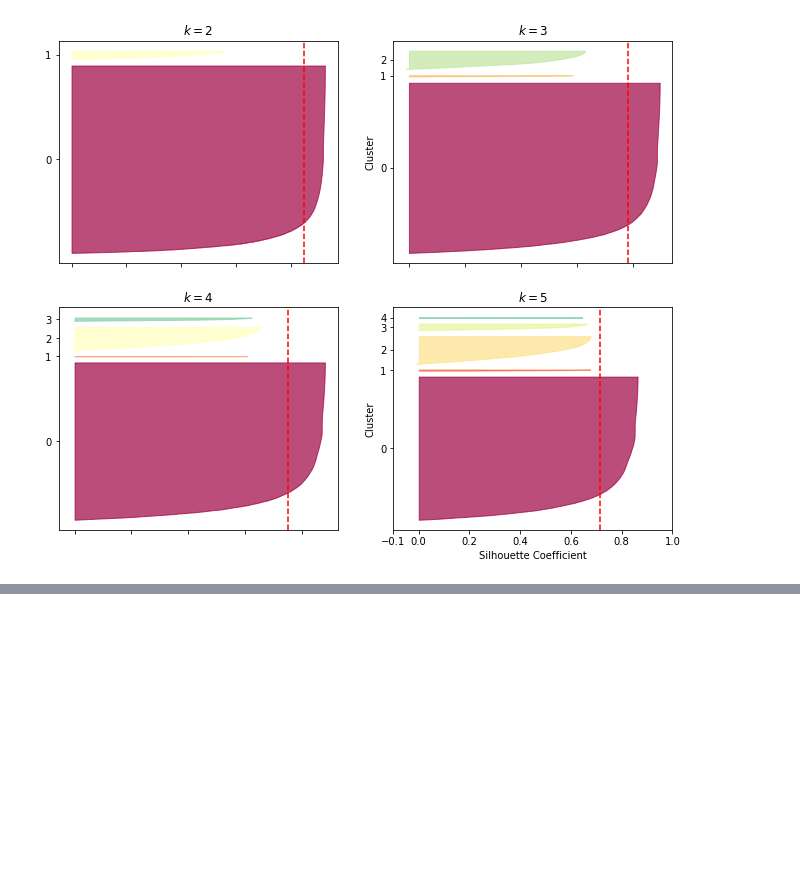
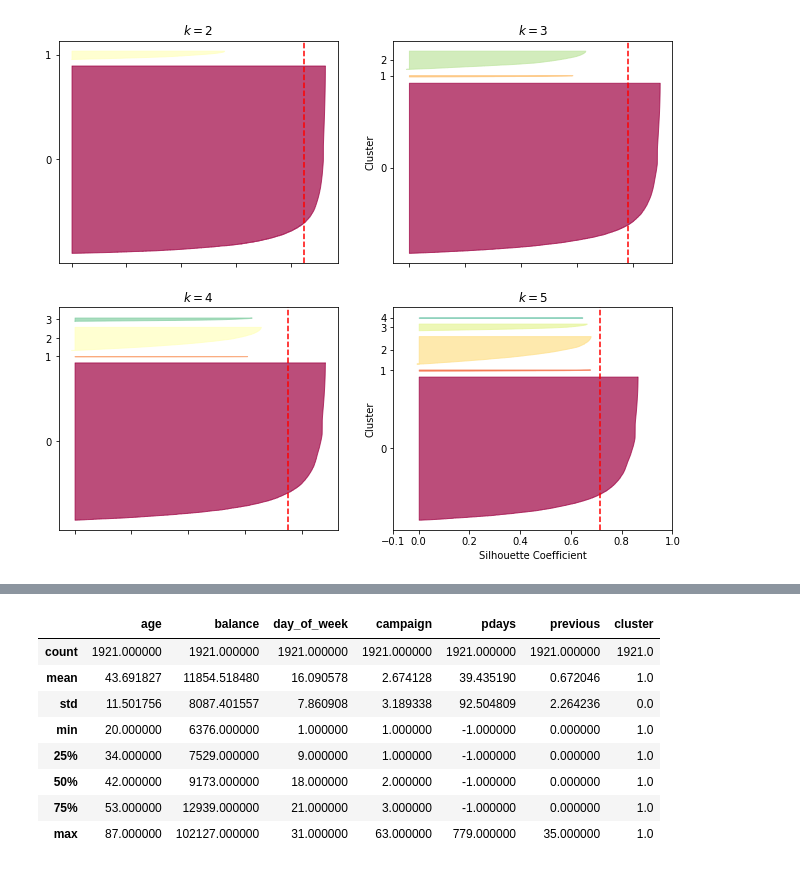
Before and after one commit to IDM4s-2025/TC2034-final-team4, a Jupyter notebook: clustering.ipynb, the cells around one changed output, grey strips where cells are left out. Saved outputs shown, nothing was run; the diff lists cells and outputs as text; code cells hidden in the pictures; blank space fills up the shorter version.

```diff
--- a/clustering.ipynb
+++ b/clustering.ipynb
@@ -195,0 +244,12 @@ array([[8668,    0],
+# %%
+df_cluster_1.describe()
+# %% [output]
+|  | age | balance | day_of_week | campaign | pdays | previous | cluster |
+| count | 1921.000000 | 1921.000000 | 1921.000000 | 1921.000000 | 1921.000000 | 1921.000000 | 1921.0 |
+| mean | 43.691827 | 11854.518480 | 16.090578 | 2.674128 | 39.435190 | 0.672046 | 1.0 |
+| std | 11.501756 | 8087.401557 | 7.860908 | 3.189338 | 92.504809 | 2.264236 | 0.0 |
+| min | 20.000000 | 6376.000000 | 1.000000 | 1.000000 | -1.000000 | 0.000000 | 1.0 |
+| 25% | 34.000000 | 7529.000000 | 9.000000 | 1.000000 | -1.000000 | 0.000000 | 1.0 |
+| 50% | 42.000000 | 9173.000000 | 18.000000 | 2.000000 | -1.000000 | 0.000000 | 1.0 |
+| 75% | 53.000000 | 12939.000000 | 21.000000 | 3.000000 | -1.000000 | 0.000000 | 1.0 |
+| max | 87.000000 | 102127.000000 | 31.000000 | 63.000000 | 779.000000 | 35.000000 | 1.0 |
```
Also changed, not shown: parts of 7 cells of this notebook.
